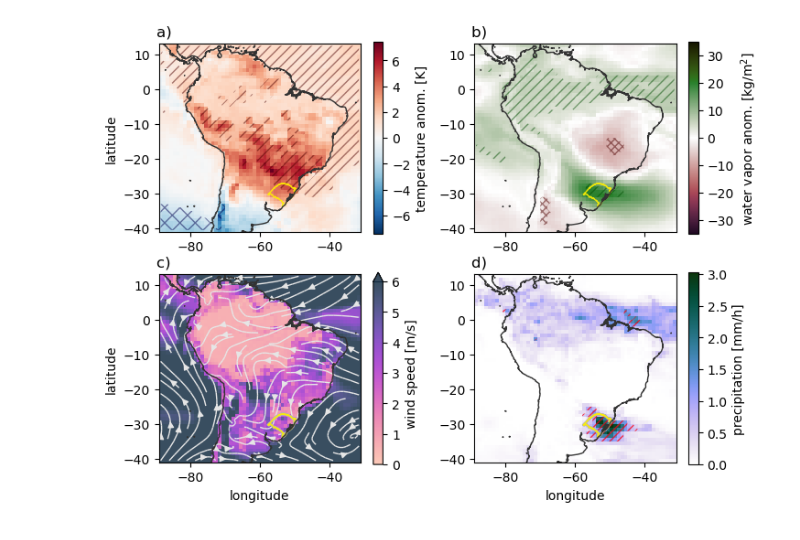
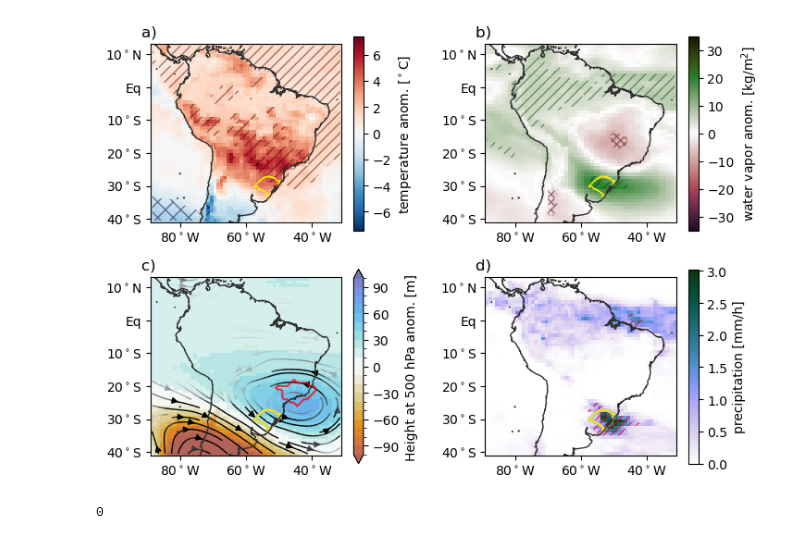
Before and after one commit to iuryt/swot_southbrazil_flooding, a Jupyter notebook: src/02-large_scale.ipynb, the cells around one changed output. Cells and saved outputs as stored; diff of their text form; code cells hidden in the pictures.

```diff
--- a/src/02-large_scale.ipynb
+++ b/src/02-large_scale.ipynb
@@ -32,0 +81,17 @@ dRain = (imergm-imergp)
+# %%
+polygon = Polygon(zip(xb, yb))
+
+# Define the x and y grid
+x_grid, y_grid = np.meshgrid(Z.lon, Z.lat)
+
+# Initialize the rasterized grid with zeros
+raster = np.zeros(x_grid.shape, dtype=np.int)
+
+# Rasterize the polygon
+for i in range(x_grid.shape[0]):
+    for j in range(x_grid.shape[1]):
+        point = Point(x_grid[i, j], y_grid[i, j])
+        if polygon.contains(point):
+            raster[i, j] = 1
+
+mask = (xr.ones_like(Z.isel(time=0))*raster).astype("bool")
@@ -68,50 +147,56 @@ kw = {
 }
 
 fig, ax = plt.subplots(2, 2, figsize=(8, 6))
-fig.subplots_adjust(wspace=0.25)
+fig.subplots_adjust(wspace=0.4)
 ax = np.hstack(ax)
 
-dT10M.sel(percentile=50).plot(ax=ax[0], cbar_kwargs=dict(ticks=np.arange(-6,8,2), label="temperature anom. [K]"))
+dT10M.sel(percentile=50).plot(ax=ax[0], cbar_kwargs=dict(ticks=np.arange(-6,8,2), label="temperature anom. [$^\circ$C]"))
 cs = (dT10M.sel(percentile=20)<0).plot.contourf(ax=ax[0], hatches=["xx"], **kw["hatch"])
 set_hatch_color(cs, (0,0,0.3,0.5))
 cs = (dT10M.sel(percentile=80)>0).plot.contourf(ax=ax[0], hatches=["///"], **kw["hatch"])
 set_hatch_color(cs, (0.3,0,0,0.5))
 
 dTQV.sel(percentile=50).plot(ax=ax[1], cmap="cmr.holly_r", vmin=-35, vmax=35, cbar_kwargs=dict(label="water vapor anom. [kg/m$^2$]"))
 cs = (dTQV.sel(percentile=20)<0).plot.contourf(ax=ax[1], hatches=["xxxx"], **kw["hatch"])
 set_hatch_color(cs, (0.3,0,0,0.5))
 cs = (dTQV.sel(percentile=90)>0).plot.contourf(ax=ax[1], hatches=["///"], **kw["hatch"])
 set_hatch_color(cs, (0,0.3,0,0.5))
 
-merram.SPD10M.plot(ax=ax[2],vmin=0, vmax=6, cmap="cmr.bubblegum_r", alpha=0.8,
-                   cbar_kwargs=dict(label="wind speed [m/s]"))
-merram.plot.streamplot(
-    ax=ax[2],
-    x="lon", y="lat",
-    u="U10Mn", v="V10Mn",
-    density=0.8, linewidth=1,
-    color="0.9"
-)
+# merram.SPD10M.plot(ax=ax[2],vmin=0, vmax=6, cmap="cmr.bubblegum_r", alpha=0.8,
+#                    cbar_kwargs=dict(label="wind speed [m/s]"))
+# merram.plot.streamplot(
+#     ax=ax[2],
+#     x="lon", y="lat",
+#     u="U10Mn", v="V10Mn",
+#     density=0.8, linewidth=1,
+#     color="0.9"
+# )
+dsi = (merram-merrap.sel(percentile=50))
+dsi = dsi.assign(SPD500 = np.sqrt(dsi.U500**2 + dsi.V500**2))
+dsi.H500.plot(ax=ax[2], cmap="cmr.prinsenvlag", vmin=100, vmax=100, levels=np.arange(-100,110,10), extend="both", alpha=0.9, cbar_kwargs=dict(label="Height at 500 hPa anom. [m]"))
+dsi.plot.streamplot(ax=ax[2],x="lon", y="lat", u="U500", v="V500", hue="SPD500", cmap=cmap, vmin=2, vmax=8, add_guide=False, linewidth=1)
+ax[2].plot(xb, yb, "#ff000dbf")
 
 imergm.plot(ax=ax[3], x="lon", y="lat", cmap="cmr.horizon_r", cbar_kwargs=dict(label="precipitation [mm/h]"))
 cs = (dRain.sel(percentile=90)>0.5).plot.contourf(ax=ax[3], hatches=["////"], **kw["hatch"])
 set_hatch_color(cs, "#ff000dbf")
 
 [a.set(xlabel="", ylabel="", title=f"{lb})"+40*" ") for a, lb in zip(ax,"a b c d".split())]
 [a.axis("scaled") for a in ax];
 for i, a in enumerate(ax):
     for polygon in rs_shape.geoms:
         x, y = np.vstack(polygon.exterior.coords).T
         if i >= 2:
             a.plot(x, y, color="0.7", lw=2, alpha=0.9)
         a.plot(x, y, color="#fff000ff", lw=1, alpha=0.9)
     for line in selected_coastlines.geoms:
         x, y = line.xy
         a.plot(x, y, color="0.2", lw=1)
+    format_lat_lon_ticks(a, decimals=0)
 
-[a.set(xlabel="longitude") for a in ax[2:]];
-[a.set(ylabel="latitude") for a in ax[::2]];
+# [a.set(xlabel="longitude") for a in ax[2:]];
+# [a.set(ylabel="latitude") for a in ax[::2]];
 
 fig.savefig("../img/large_scale.png", dpi=300, facecolor="w", bbox_inches="tight")
 # %% [output]
-[figure, old version]
+[figure, new version]
@@ -117,0 +249,17 @@ fig.savefig("../img/large_scale.png", dpi=300, facecolor="w", bbox_inches="tight
+# %%
+video_name = "output"
+ffmpeg_command = [
+    "ffmpeg",
+    "-y",
+    "-framerate", "3",
+    "-pattern_type", "glob",
+    "-i", f"../img/video/*.png",  # Assuming opath is correctly defined
+    "-c:v", "libx264",
+    "-preset", "veryslow",
+    "-crf", "0",
+    "-pix_fmt", "yuv420p",
+    f"../img/{video_name}.mp4"  # Assuming video_name is also defined
+]
+check_call(ffmpeg_command, stdout=DEVNULL, stderr=STDOUT)
+# %% [output]
+0
```
Also changed, not shown: parts of 11 cells of this notebook, 15 other files.
